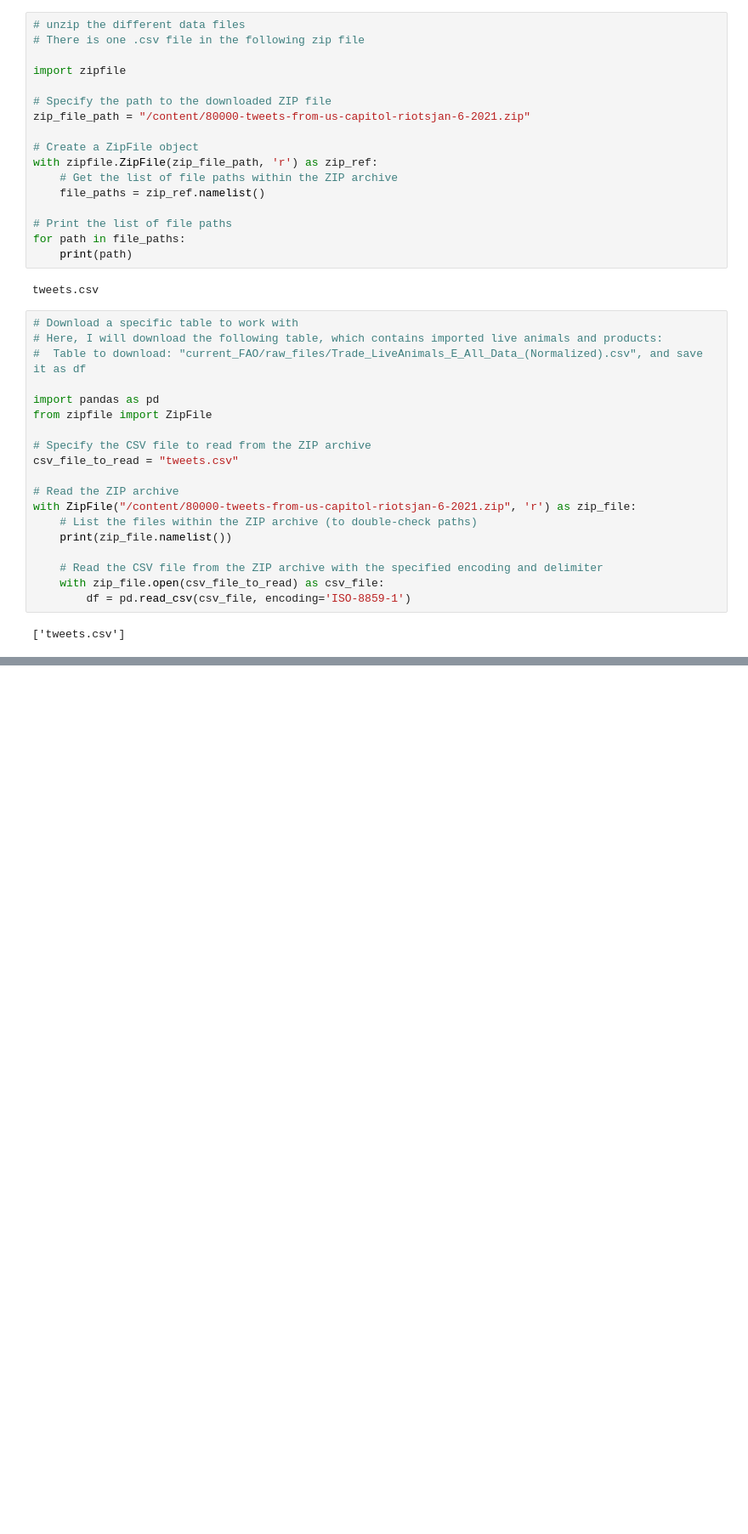
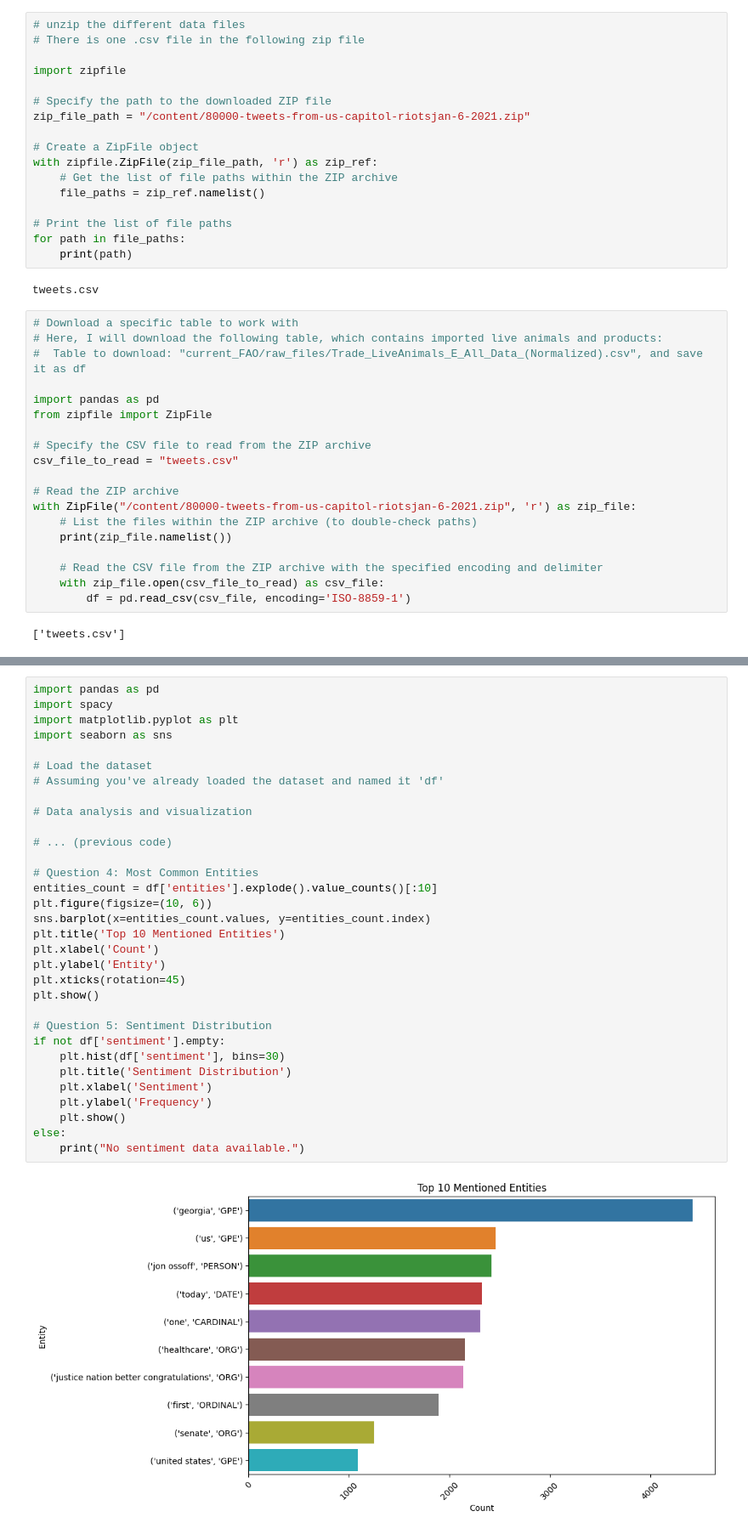
Before and after one commit to ZemelakGoraga/Text_Analysis, a Jupyter notebook: Analysis_of_Tweets_from_US_Capitol_Riots.ipynb, the cells around one changed output, grey strips where cells are left out. Shown at 85% size. Saved outputs shown, nothing was run; the diff lists cells and outputs as text; blank space fills up the shorter version.

```diff
--- a/Analysis_of_Tweets_from_US_Capitol_Riots.ipynb
+++ b/Analysis_of_Tweets_from_US_Capitol_Riots.ipynb
@@ -105,0 +315,34 @@ df.head()
+# %%
+import pandas as pd
+import spacy
+import matplotlib.pyplot as plt
+import seaborn as sns
+
+# Load the dataset
+# Assuming you've already loaded the dataset and named it 'df'
+
+# Data analysis and visualization
+
+# ... (previous code)
+
+# Question 4: Most Common Entities
+entities_count = df['entities'].explode().value_counts()[:10]
+plt.figure(figsize=(10, 6))
+sns.barplot(x=entities_count.values, y=entities_count.index)
+plt.title('Top 10 Mentioned Entities')
+plt.xlabel('Count')
+plt.ylabel('Entity')
+plt.xticks(rotation=45)
+plt.show()
+
+# Question 5: Sentiment Distribution
+if not df['sentiment'].empty:
+    plt.hist(df['sentiment'], bins=30)
+    plt.title('Sentiment Distribution')
+    plt.xlabel('Sentiment')
+    plt.ylabel('Frequency')
+    plt.show()
+else:
+    print("No sentiment data available.")
+# %% [output]
+[figure, added]
```
Also changed, not shown: parts of 30 cells of this notebook.
